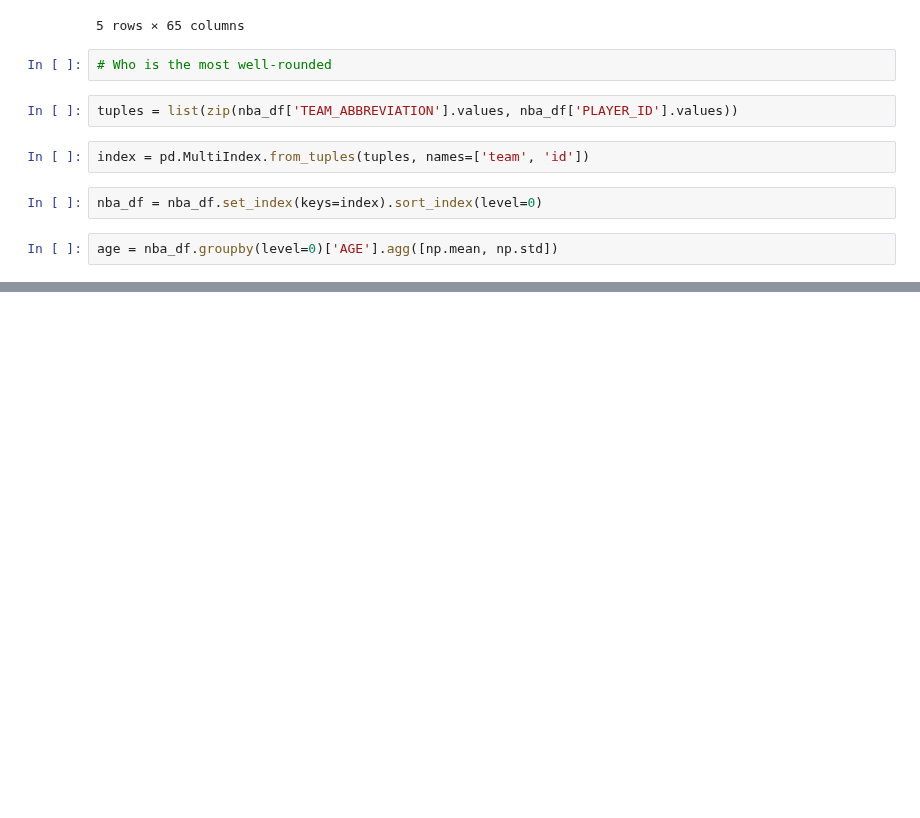
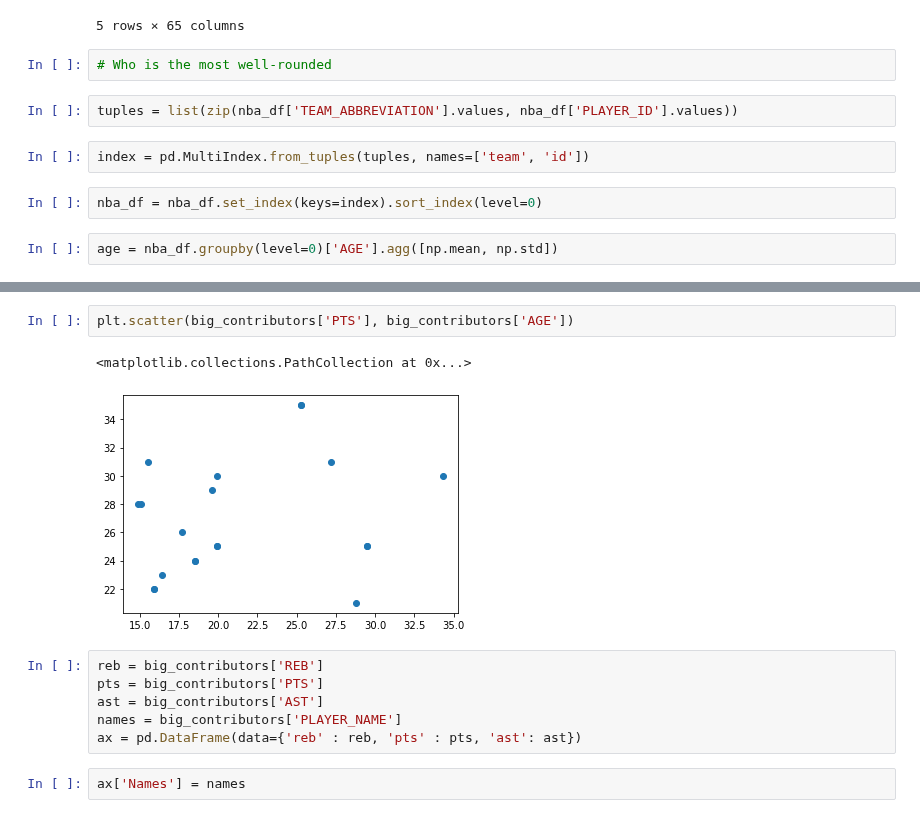
Before and after one commit to tahentx/pv_workbook, a Jupyter notebook: datascience/misc/nba.ipynb, the cells around one changed output, grey strips where cells are left out. Saved outputs shown, nothing was run; the diff lists cells and outputs as text; blank space fills up the shorter version.

```diff
--- a/datascience/misc/nba.ipynb
+++ b/datascience/misc/nba.ipynb
@@ -102,0 +140,13 @@ age
+# %%
+plt.scatter(big_contributors['PTS'], big_contributors['AGE'])
+# %% [output]
+<matplotlib.collections.PathCollection at 0x...>
+[figure, added]
+# %%
+reb = big_contributors['REB']
+pts = big_contributors['PTS']
+ast = big_contributors['AST']
+names = big_contributors['PLAYER_NAME']
+ax = pd.DataFrame(data={'reb' : reb, 'pts' : pts, 'ast': ast})
+# %%
+ax['Names'] = names
```
Also changed, not shown: parts of 14 cells of this notebook.
